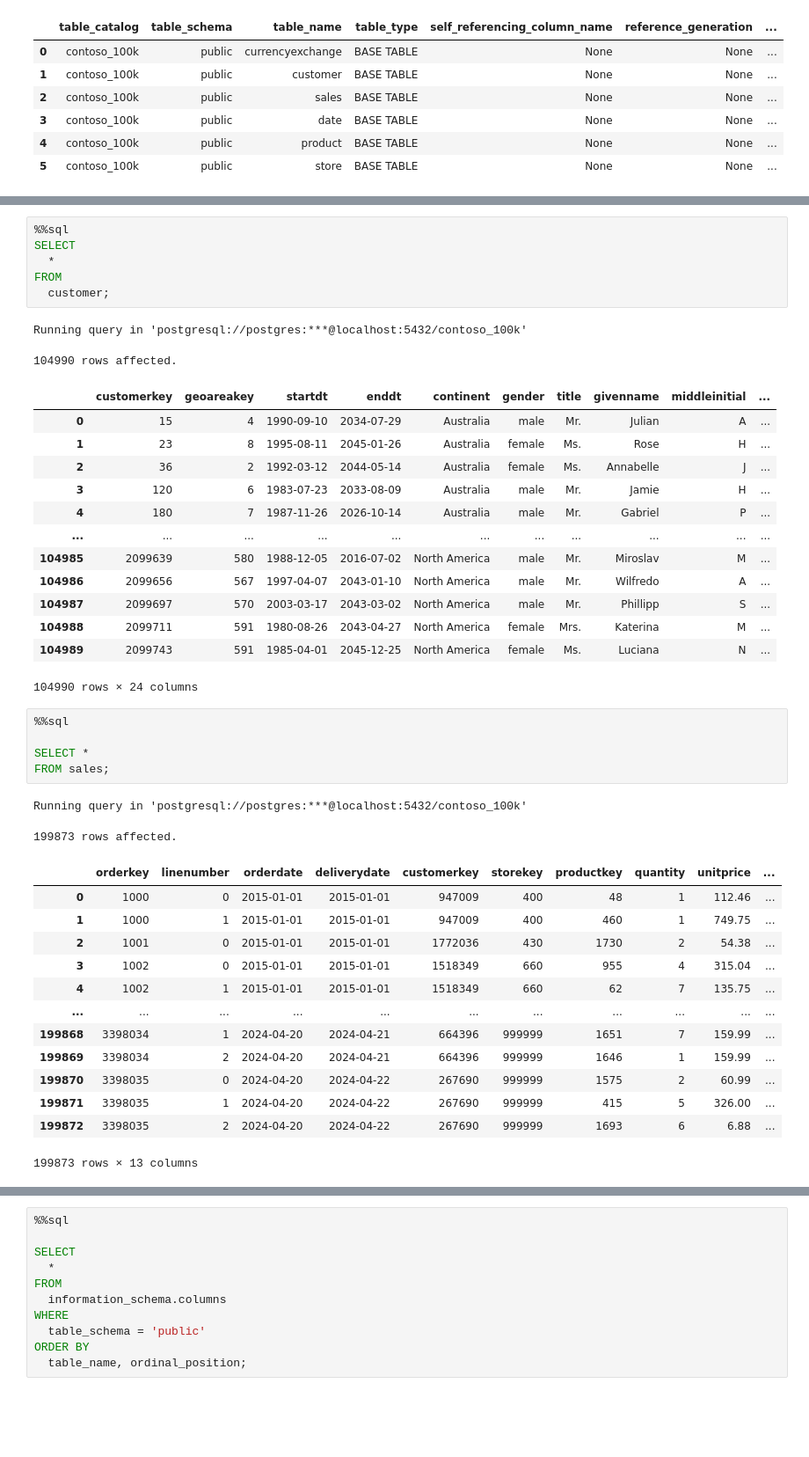
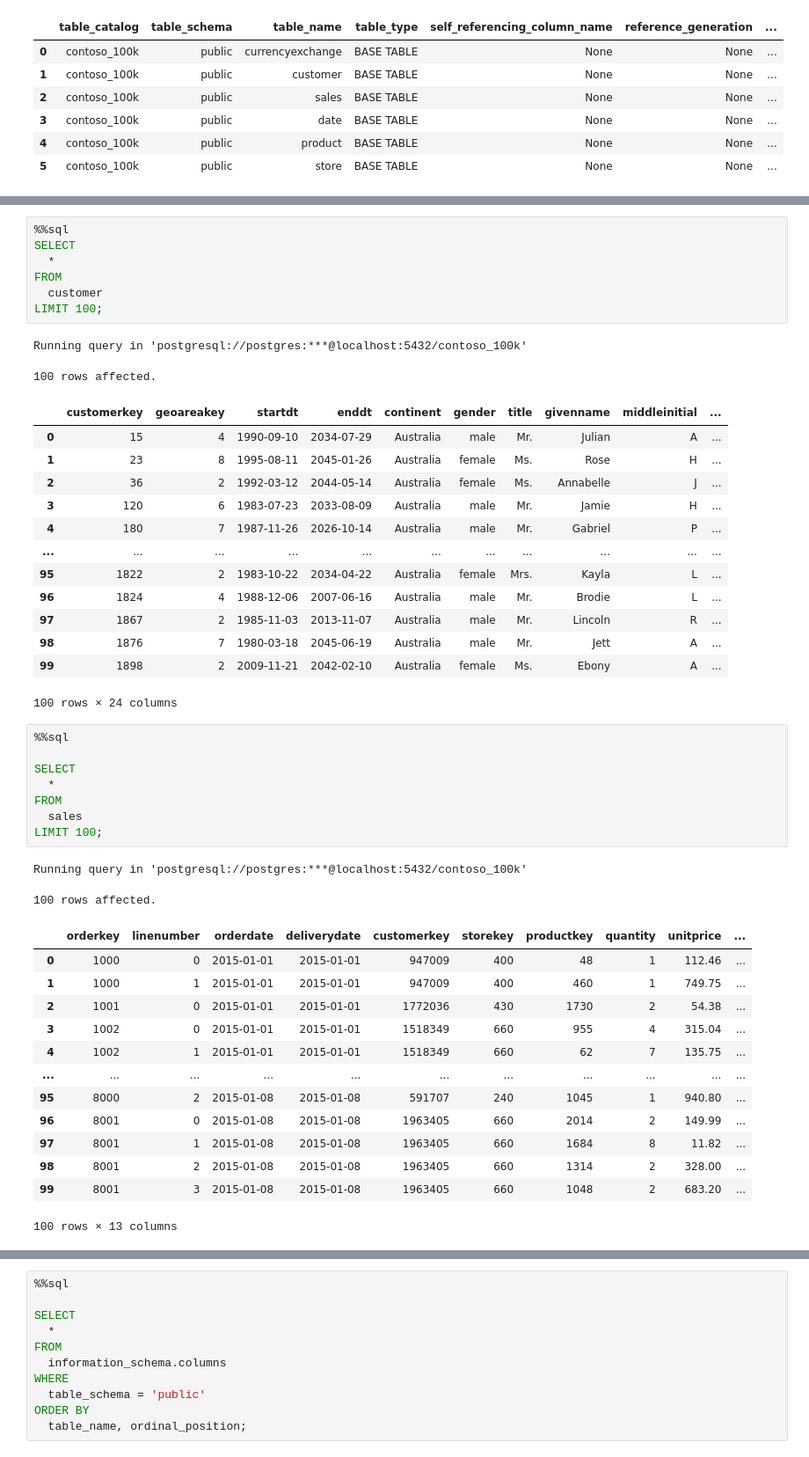
Before and after one commit to yuanzhou-lab/Intermediate_SQL_Course_Luke_Barousse, a Jupyter notebook: scripts/EDA_Contoso.ipynb, the cells around one changed output, grey strips where cells are left out. Shown at 88% size. Saved outputs shown, nothing was run; the diff lists cells and outputs as text; blank space fills up the shorter version.

```diff
--- a/scripts/EDA_Contoso.ipynb
+++ b/scripts/EDA_Contoso.ipynb
@@ -95,10 +100,11 @@ Running query in 'postgresql://postgres:***@localhost:5432/contoso_100k'
 SELECT
   *
 FROM
-  customer;
+  customer
+LIMIT 100;
 # %% [output]
 Running query in 'postgresql://postgres:***@localhost:5432/contoso_100k'
-104990 rows affected.
+100 rows affected.
 |  | customerkey | geoareakey | startdt | enddt | continent | gender | title | givenname | middleinitial | ... |
 | 0 | 15 | 4 | 1990-09-10 | 2034-07-29 | Australia | male | Mr. | Julian | A | ... |
 | 1 | 23 | 8 | 1995-08-11 | 2045-01-26 | Australia | female | Ms. | Rose | H | ... |
@@ -106,33 +112,36 @@ Running query in 'postgresql://postgres:***@localhost:5432/contoso_100k'
 | 3 | 120 | 6 | 1983-07-23 | 2033-08-09 | Australia | male | Mr. | Jamie | H | ... |
 | 4 | 180 | 7 | 1987-11-26 | 2026-10-14 | Australia | male | Mr. | Gabriel | P | ... |
 | ... | ... | ... | ... | ... | ... | ... | ... | ... | ... | ... |
-| 104985 | 2099639 | 580 | 1988-12-05 | 2016-07-02 | North America | male | Mr. | Miroslav | M | ... |
-| 104986 | 2099656 | 567 | 1997-04-07 | 2043-01-10 | North America | male | Mr. | Wilfredo | A | ... |
-| 104987 | 2099697 | 570 | 2003-03-17 | 2043-03-02 | North America | male | Mr. | Phillipp | S | ... |
-| 104988 | 2099711 | 591 | 1980-08-26 | 2043-04-27 | North America | female | Mrs. | Katerina | M | ... |
-| 104989 | 2099743 | 591 | 1985-04-01 | 2045-12-25 | North America | female | Ms. | Luciana | N | ... |
+| 95 | 1822 | 2 | 1983-10-22 | 2034-04-22 | Australia | female | Mrs. | Kayla | L | ... |
+| 96 | 1824 | 4 | 1988-12-06 | 2007-06-16 | Australia | male | Mr. | Brodie | L | ... |
+| 97 | 1867 | 2 | 1985-11-03 | 2013-11-07 | Australia | male | Mr. | Lincoln | R | ... |
+| 98 | 1876 | 7 | 1980-03-18 | 2045-06-19 | Australia | male | Mr. | Jett | A | ... |
+| 99 | 1898 | 2 | 2009-11-21 | 2042-02-10 | Australia | female | Ms. | Ebony | A | ... |
-104990 rows × 24 columns
+100 rows × 24 columns
 # %%
 %%sql
 
-SELECT *
-FROM sales;
+SELECT
+  *
+FROM
+  sales
+LIMIT 100;
 # %% [output]
 Running query in 'postgresql://postgres:***@localhost:5432/contoso_100k'
-199873 rows affected.
+100 rows affected.
 |  | orderkey | linenumber | orderdate | deliverydate | customerkey | storekey | productkey | quantity | unitprice | ... |
 | 0 | 1000 | 0 | 2015-01-01 | 2015-01-01 | 947009 | 400 | 48 | 1 | 112.46 | ... |
 | 1 | 1000 | 1 | 2015-01-01 | 2015-01-01 | 947009 | 400 | 460 | 1 | 749.75 | ... |
 | 2 | 1001 | 0 | 2015-01-01 | 2015-01-01 | 1772036 | 430 | 1730 | 2 | 54.38 | ... |
 | 3 | 1002 | 0 | 2015-01-01 | 2015-01-01 | 1518349 | 660 | 955 | 4 | 315.04 | ... |
 | 4 | 1002 | 1 | 2015-01-01 | 2015-01-01 | 1518349 | 660 | 62 | 7 | 135.75 | ... |
 | ... | ... | ... | ... | ... | ... | ... | ... | ... | ... | ... |
-| 199868 | 3398034 | 1 | 2024-04-20 | 2024-04-21 | 664396 | 999999 | 1651 | 7 | 159.99 | ... |
-| 199869 | 3398034 | 2 | 2024-04-20 | 2024-04-21 | 664396 | 999999 | 1646 | 1 | 159.99 | ... |
-| 199870 | 3398035 | 0 | 2024-04-20 | 2024-04-22 | 267690 | 999999 | 1575 | 2 | 60.99 | ... |
-| 199871 | 3398035 | 1 | 2024-04-20 | 2024-04-22 | 267690 | 999999 | 415 | 5 | 326.00 | ... |
-| 199872 | 3398035 | 2 | 2024-04-20 | 2024-04-22 | 267690 | 999999 | 1693 | 6 | 6.88 | ... |
+| 95 | 8000 | 2 | 2015-01-08 | 2015-01-08 | 591707 | 240 | 1045 | 1 | 940.80 | ... |
+| 96 | 8001 | 0 | 2015-01-08 | 2015-01-08 | 1963405 | 660 | 2014 | 2 | 149.99 | ... |
+| 97 | 8001 | 1 | 2015-01-08 | 2015-01-08 | 1963405 | 660 | 1684 | 8 | 11.82 | ... |
+| 98 | 8001 | 2 | 2015-01-08 | 2015-01-08 | 1963405 | 660 | 1314 | 2 | 328.00 | ... |
+| 99 | 8001 | 3 | 2015-01-08 | 2015-01-08 | 1963405 | 660 | 1048 | 2 | 683.20 | ... |
-199873 rows × 13 columns
+100 rows × 13 columns
 # %%
 %%sql
 
```
Also changed, not shown: parts of 5 cells of this notebook.
